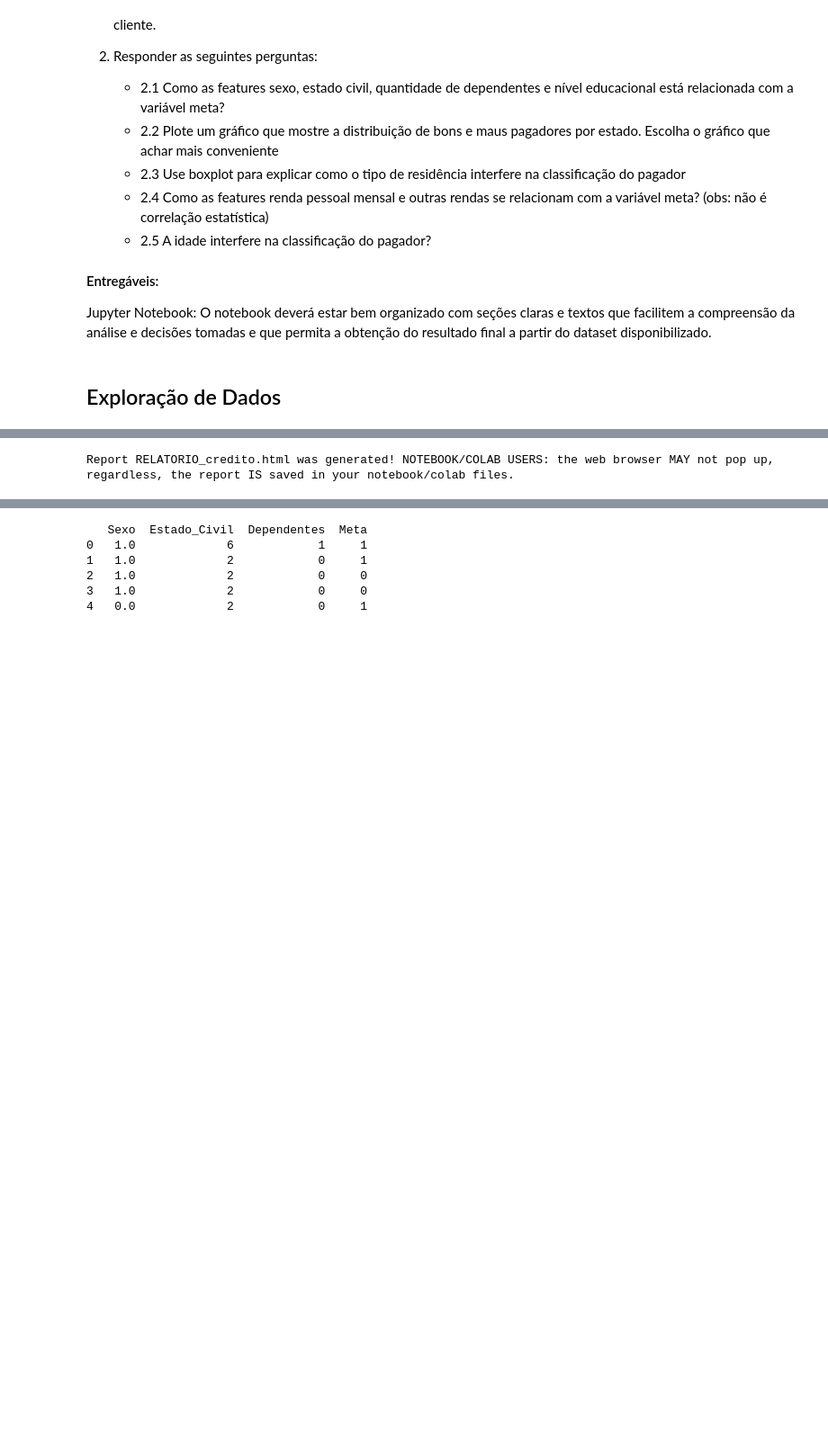
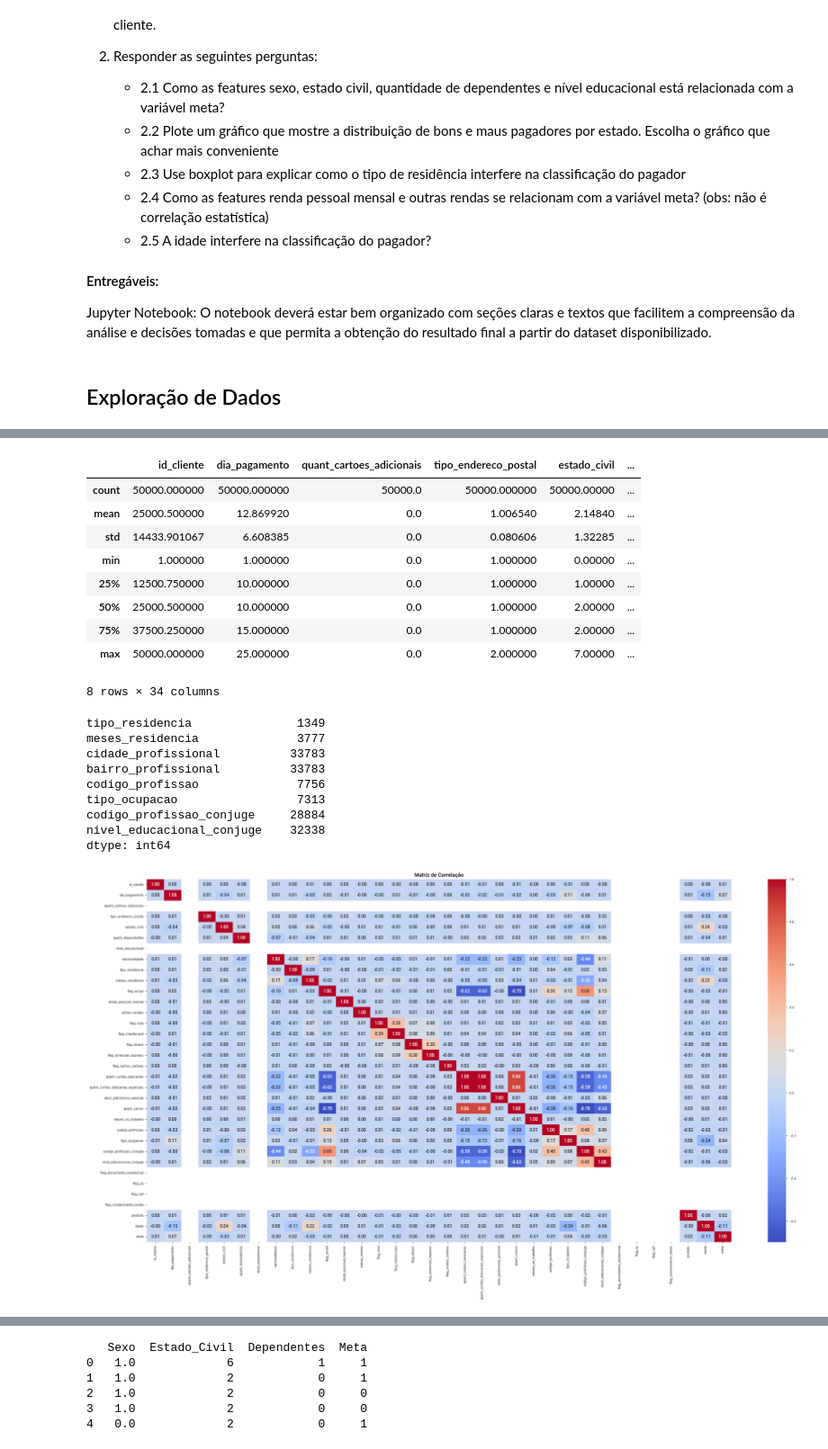
Before and after one commit to friozi/Data-processing-with-python, a Jupyter notebook: Trabalho_final_Python.ipynb, the cells around one changed output, grey strips where cells are left out. Shown at 90% size. Cells and saved outputs as stored; diff of their text form; code cells hidden in the pictures; blank space fills up the shorter version.

```diff
--- a/Trabalho_final_Python.ipynb
+++ b/Trabalho_final_Python.ipynb
@@ -37,21 +38,59 @@ RESPOSTA: Para facilitar a visualização e análise das variáveis, foi gerado
 # %%
 #1 Explorar e analisar os dados para entender a distribuição das características e a relação com a classificação de cada cliente.  Como classificar os cliente?
 import pandas as pd
-import sweetviz as sweetviz
 import matplotlib.pyplot as plt
 import seaborn as sns
 
 df = pd.read_csv("credit.csv", encoding='unicode_escape', sep='\t', header=None)
-df[51] = pd.to_numeric(df[51], errors='coerce')
-df[52] = pd.to_numeric(df[52], errors='coerce')
 
-df = df.dropna(subset=[51, 52])
 
-# relatório
-relatorio = sweetviz.analyze(df)
-relatorio.show_html('RELATORIO_credito.html')
+# Nomeando as colunas com base na descrição fornecida
+column_names = [
+    "id_cliente", "tipo_funcionario", "dia_pagamento", "tipo_envio_aplicacao", "quant_cartoes_adicionais",
+    "tipo_endereco_postal", "sexo", "estado_civil", "quant_dependentes", "nivel_educacional",
+    "estado_nascimento", "cidade_nascimento", "nacionalidade", "estado_residencial", "cidade_residencial",
+    "bairro_residencial", "flag_telefone_residencial", "codigo_area_telefone_residencial", "tipo_residencia",
+    "meses_residencia", "flag_telefone_movel", "flag_email", "renda_pessoal_mensal", "outras_rendas",
+    "flag_visa", "flag_mastercard", "flag_diners", "flag_american_express", "flag_outros_cartoes",
+    "quant_contas_bancarias", "quant_contas_bancarias_especiais", "valor_patrimonio_pessoal", "quant_carros",
+    "empresa", "estado_profissional", "cidade_profissional", "bairro_profissional", "flag_telefone_profissional",
+    "codigo_area_telefone_profissional", "meses_no_trabalho", "codigo_profissao", "tipo_ocupacao",
+    "codigo_profissao_conjuge", "nivel_educacional_conjuge", "flag_documento_residencial", "flag_rg",
+    "flag_cpf", "flag_comprovante_renda", "produto", "flag_registro_acsp", "idade", "cep_residencial_3",
+    "cep_profissional_3", "meta"
+]
+df.columns = column_names
+
+display(df.describe())
+
+missing_values = df.isnull().sum()
+display(missing_values[missing_values > 0])
+
+plt.figure(figsize=(30, 15))
+sns.heatmap(df.corr(numeric_only=True), cmap="coolwarm", annot=True, fmt=".2f")
+plt.title("Matriz de Correlação")
+plt.show()
 # %% [output]
+|  | id_cliente | dia_pagamento | quant_cartoes_adicionais | tipo_endereco_postal | estado_civil | ... |
+| count | 50000.000000 | 50000.000000 | 50000.0 | 50000.000000 | 50000.00000 | ... |
+| mean | 25000.500000 | 12.869920 | 0.0 | 1.006540 | 2.14840 | ... |
+| std | 14433.901067 | 6.608385 | 0.0 | 0.080606 | 1.32285 | ... |
+| min | 1.000000 | 1.000000 | 0.0 | 1.000000 | 0.00000 | ... |
+| 25% | 12500.750000 | 10.000000 | 0.0 | 1.000000 | 1.00000 | ... |
+| 50% | 25000.500000 | 10.000000 | 0.0 | 1.000000 | 2.00000 | ... |
+| 75% | 37500.250000 | 15.000000 | 0.0 | 1.000000 | 2.00000 | ... |
+| max | 50000.000000 | 25.000000 | 0.0 | 2.000000 | 7.00000 | ... |
-Report RELATORIO_credito.html was generated! NOTEBOOK/COLAB USERS: the web browser MAY not pop up, regardless, the report IS saved in your notebook/colab files.
+8 rows × 34 columns
+tipo_residencia               1349
+meses_residencia              3777
+cidade_profissional          33783
+bairro_profissional          33783
+codigo_profissao              7756
+tipo_ocupacao                 7313
+codigo_profissao_conjuge     28884
+nivel_educacional_conjuge    32338
+dtype: int64
+[figure, added]
 # %% [markdown]
 # 2.1 Como as features sexo, estado civil, quantidade de dependentes e nível educacional está relacionada com a variável meta?
 
```
Also changed, not shown: parts of 8 cells of this notebook.
